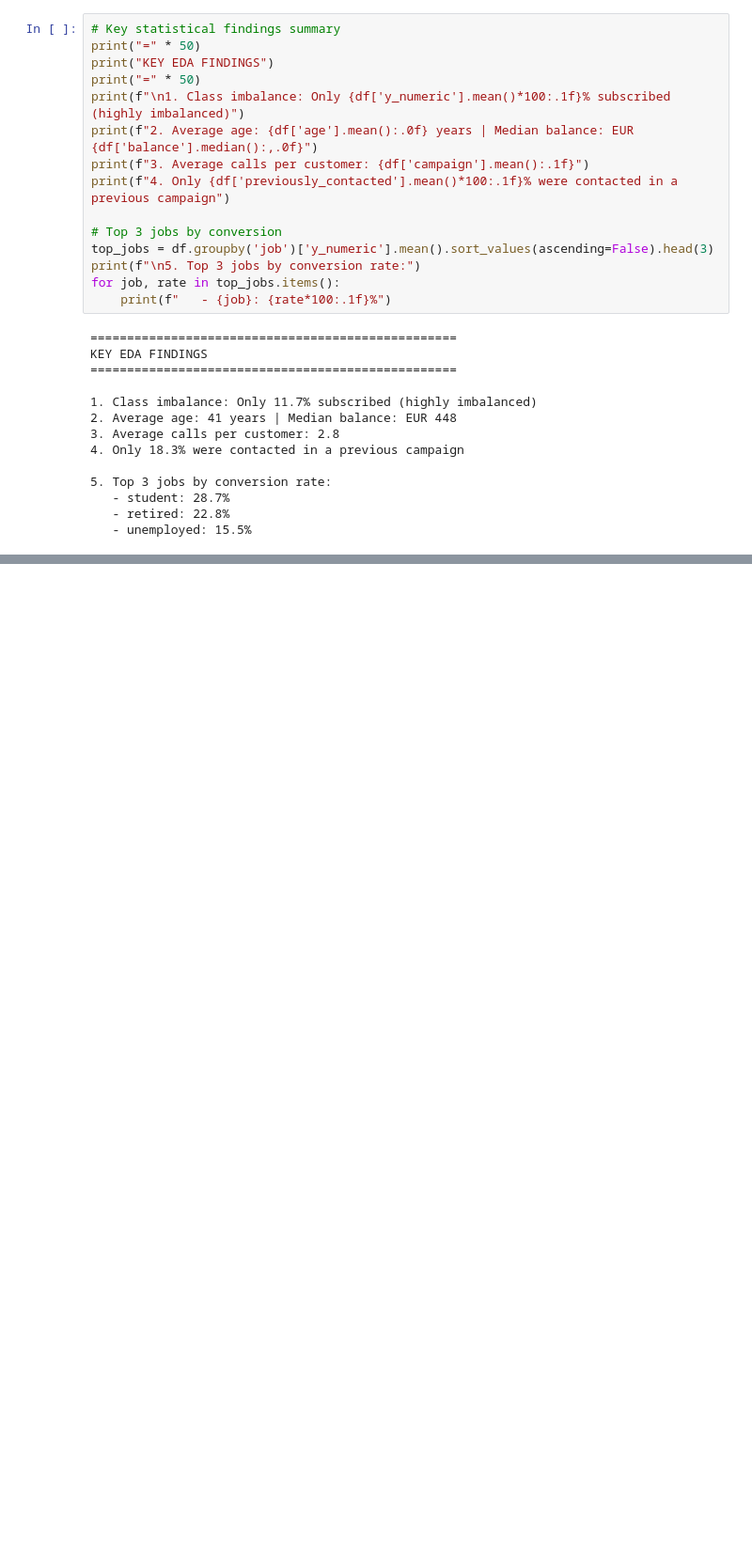
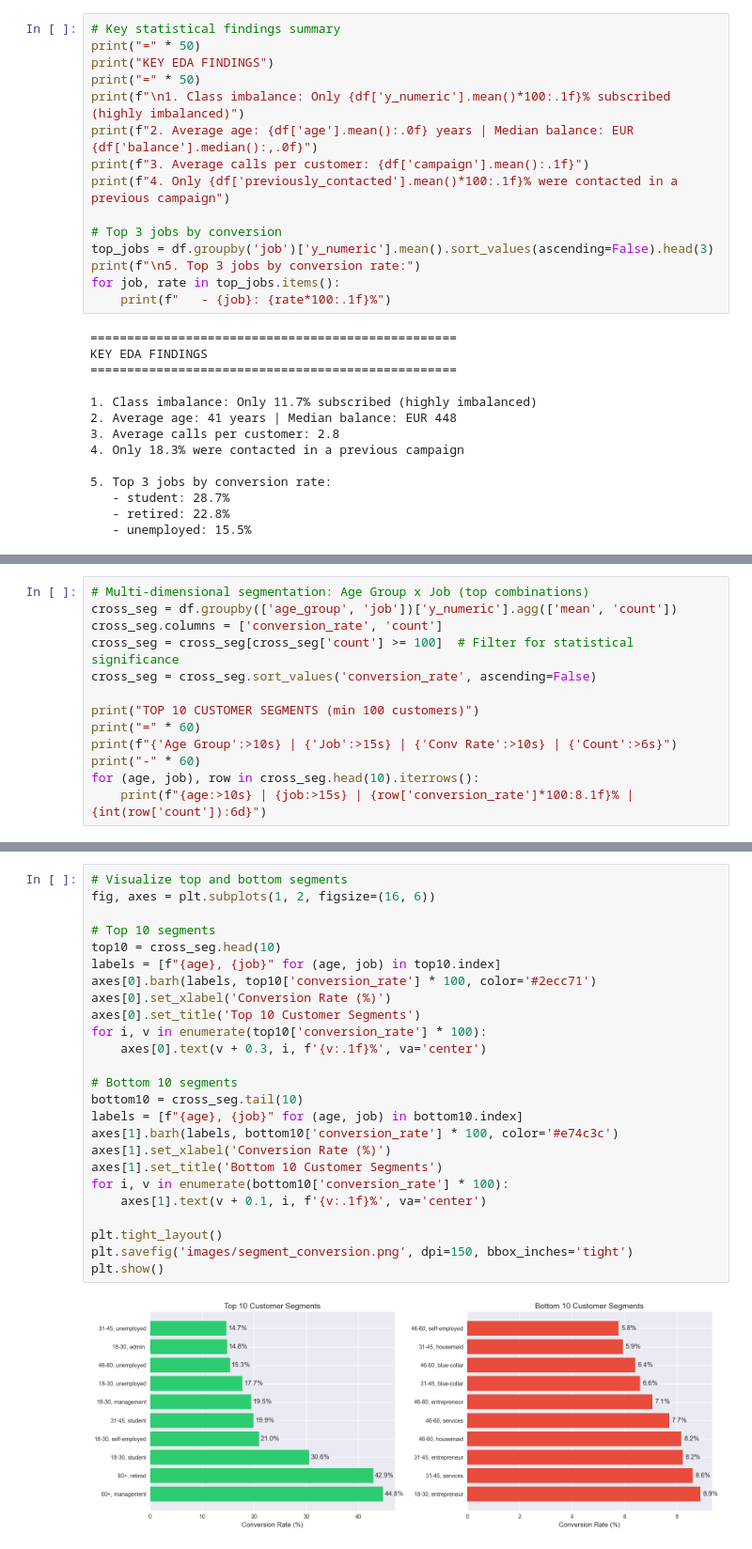
Before and after one commit to agrani1411/marketanalysis, a Jupyter notebook: Marketing_ROI_Analysis.ipynb, the cells around one changed output, grey strips where cells are left out. Shown at 94% size. Saved outputs shown, nothing was run; the diff lists cells and outputs as text; blank space fills up the shorter version.

Commit message:
feat: add notebook Part 4 -- customer segmentation analysis
Co-Authored-By: Claude Sonnet 4.6 <noreply@anthropic.com>

```diff
--- a/Marketing_ROI_Analysis.ipynb
+++ b/Marketing_ROI_Analysis.ipynb
@@ -376,0 +423,13 @@ KEY EDA FINDINGS
+# %%
+# Multi-dimensional segmentation: Age Group x Job (top combinations)
+cross_seg = df.groupby(['age_group', 'job'])['y_numeric'].agg(['mean', 'count'])
+cross_seg.columns = ['conversion_rate', 'count']
+cross_seg = cross_seg[cross_seg['count'] >= 100]  # Filter for statistical significance
+cross_seg = cross_seg.sort_values('conversion_rate', ascending=False)
+
+print("TOP 10 CUSTOMER SEGMENTS (min 100 customers)")
+print("=" * 60)
+print(f"{'Age Group':>10s} | {'Job':>15s} | {'Conv Rate':>10s} | {'Count':>6s}")
+print("-" * 60)
+for (age, job), row in cross_seg.head(10).iterrows():
+    print(f"{age:>10s} | {job:>15s} | {row['conversion_rate']*100:8.1f}% | {int(row['count']):6d}")
@@ -376,0 +451,27 @@ KEY EDA FINDINGS
+# %%
+# Visualize top and bottom segments
+fig, axes = plt.subplots(1, 2, figsize=(16, 6))
+
+# Top 10 segments
+top10 = cross_seg.head(10)
+labels = [f"{age}, {job}" for (age, job) in top10.index]
+axes[0].barh(labels, top10['conversion_rate'] * 100, color='#2ecc71')
+axes[0].set_xlabel('Conversion Rate (%)')
+axes[0].set_title('Top 10 Customer Segments')
+for i, v in enumerate(top10['conversion_rate'] * 100):
+    axes[0].text(v + 0.3, i, f'{v:.1f}%', va='center')
+
+# Bottom 10 segments
+bottom10 = cross_seg.tail(10)
+labels = [f"{age}, {job}" for (age, job) in bottom10.index]
+axes[1].barh(labels, bottom10['conversion_rate'] * 100, color='#e74c3c')
+axes[1].set_xlabel('Conversion Rate (%)')
+axes[1].set_title('Bottom 10 Customer Segments')
+for i, v in enumerate(bottom10['conversion_rate'] * 100):
+    axes[1].text(v + 0.1, i, f'{v:.1f}%', va='center')
+
+plt.tight_layout()
+plt.savefig('images/segment_conversion.png', dpi=150, bbox_inches='tight')
+plt.show()
+# %% [output]
+[figure, added]
```
Also changed, not shown: parts of 4 cells of this notebook, 1 other file.
